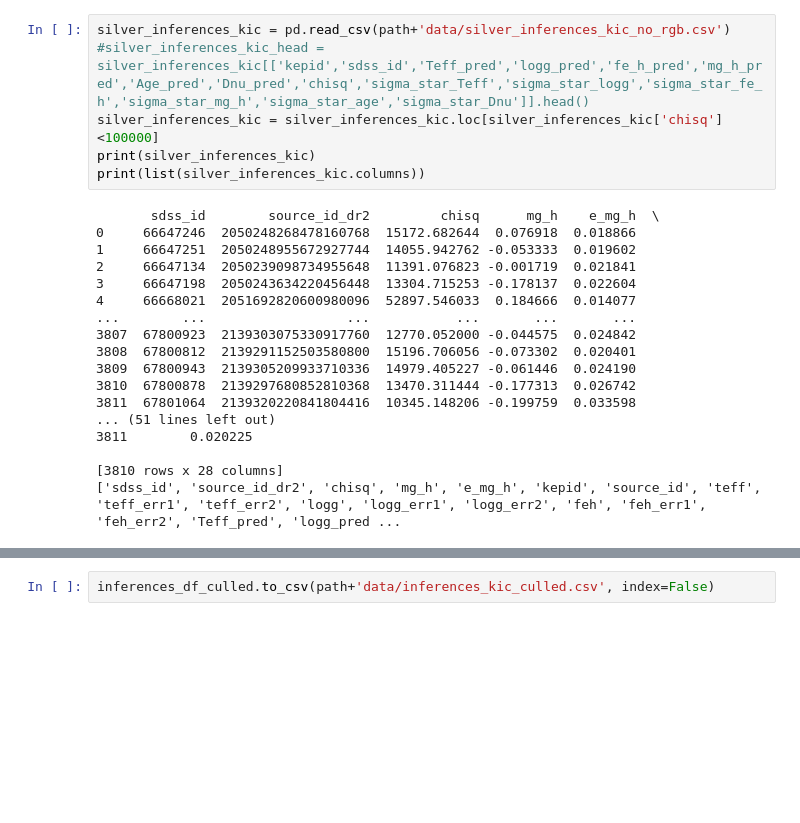
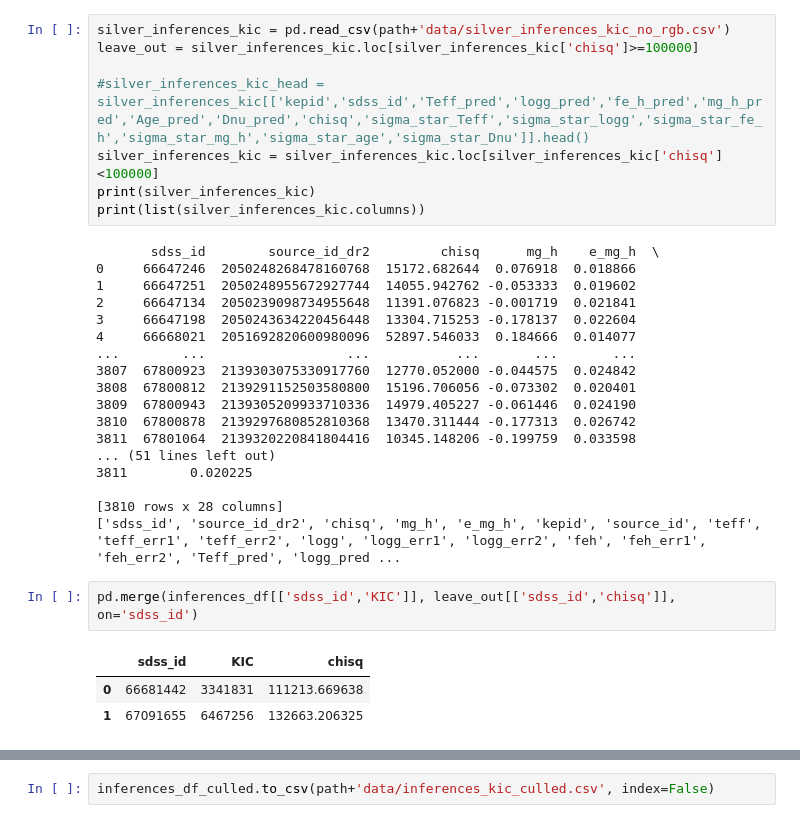
Before and after one commit to exoclam/cannonseismology, a Jupyter notebook: silver_and_gold.ipynb, the cells around one changed output, grey strips where cells are left out. Cells and saved outputs as stored; diff of their text form; blank space fills up the shorter version.

```diff
--- a/silver_and_gold.ipynb
+++ b/silver_and_gold.ipynb
@@ -255,6 +255,8 @@ plt.show()
 #### Read in silver set inferences, then minus two stars above chisq of 100000
 # %%
 silver_inferences_kic = pd.read_csv(path+'data/silver_inferences_kic_no_rgb.csv')
+leave_out = silver_inferences_kic.loc[silver_inferences_kic['chisq']>=100000]
+
 #silver_inferences_kic_head = silver_inferences_kic[['kepid','sdss_id','Teff_pred','logg_pred','fe_h_pred','mg_h_pred','Age_pred','Dnu_pred','chisq','sigma_star_Teff','sigma_star_logg','sigma_star_fe_h','sigma_star_mg_h','sigma_star_age','sigma_star_Dnu']].head()
 silver_inferences_kic = silver_inferences_kic.loc[silver_inferences_kic['chisq']<100000]
 print(silver_inferences_kic)
@@ -277,3 +279,9 @@ print(list(silver_inferences_kic.columns))
 
 [3810 rows x 28 columns]
 ['sdss_id', 'source_id_dr2', 'chisq', 'mg_h', 'e_mg_h', 'kepid', 'source_id', 'teff', 'teff_err1', 'teff_err2', 'logg', 'logg_err1', 'logg_err2', 'feh', 'feh_err1', 'feh_err2', 'Teff_pred', 'logg_pred ...
+# %%
+pd.merge(inferences_df[['sdss_id','KIC']], leave_out[['sdss_id','chisq']], on='sdss_id')
+# %% [output]
+|  | sdss_id | KIC | chisq |
+| 0 | 66681442 | 3341831 | 111213.669638 |
+| 1 | 67091655 | 6467256 | 132663.206325 |
```
Also changed, not shown: parts of 2 cells of this notebook, 4 other files.
